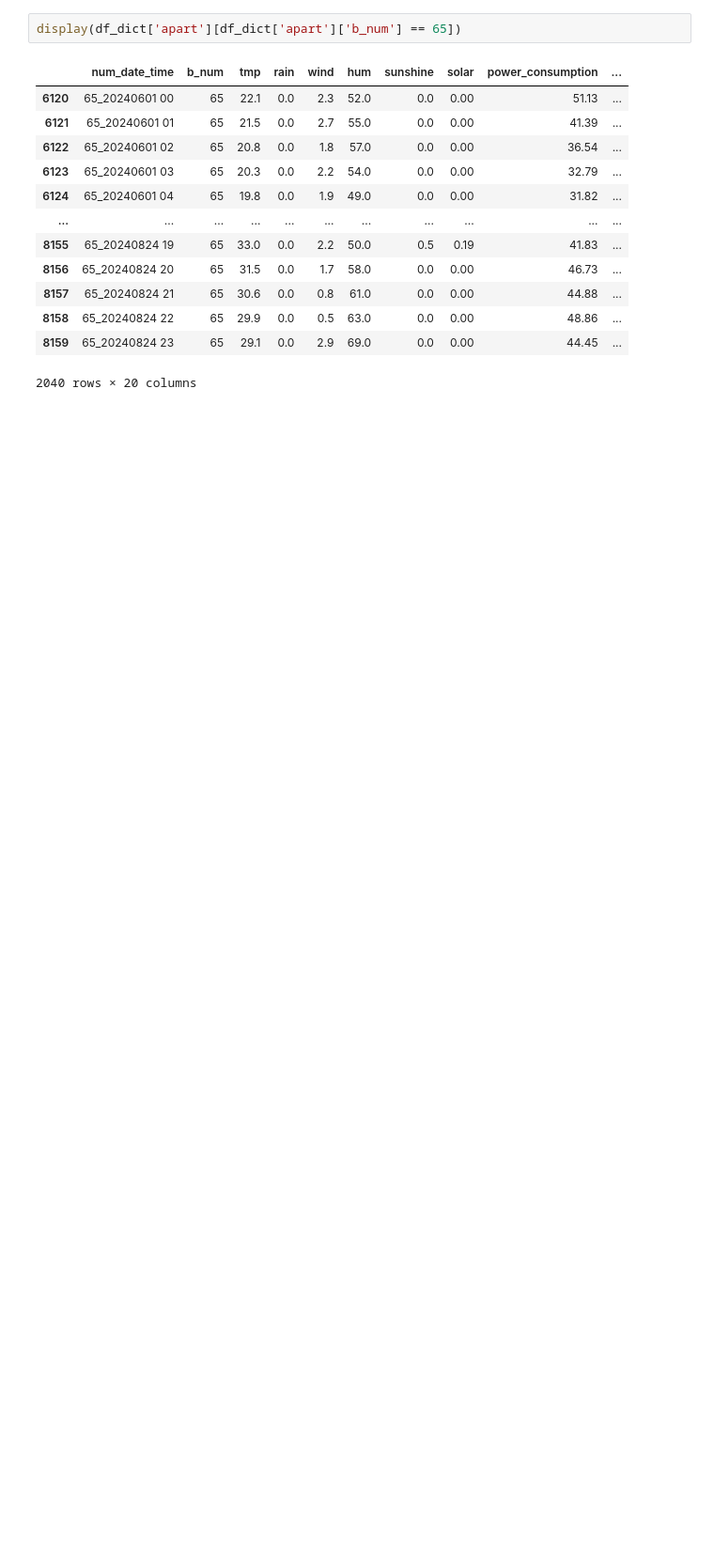
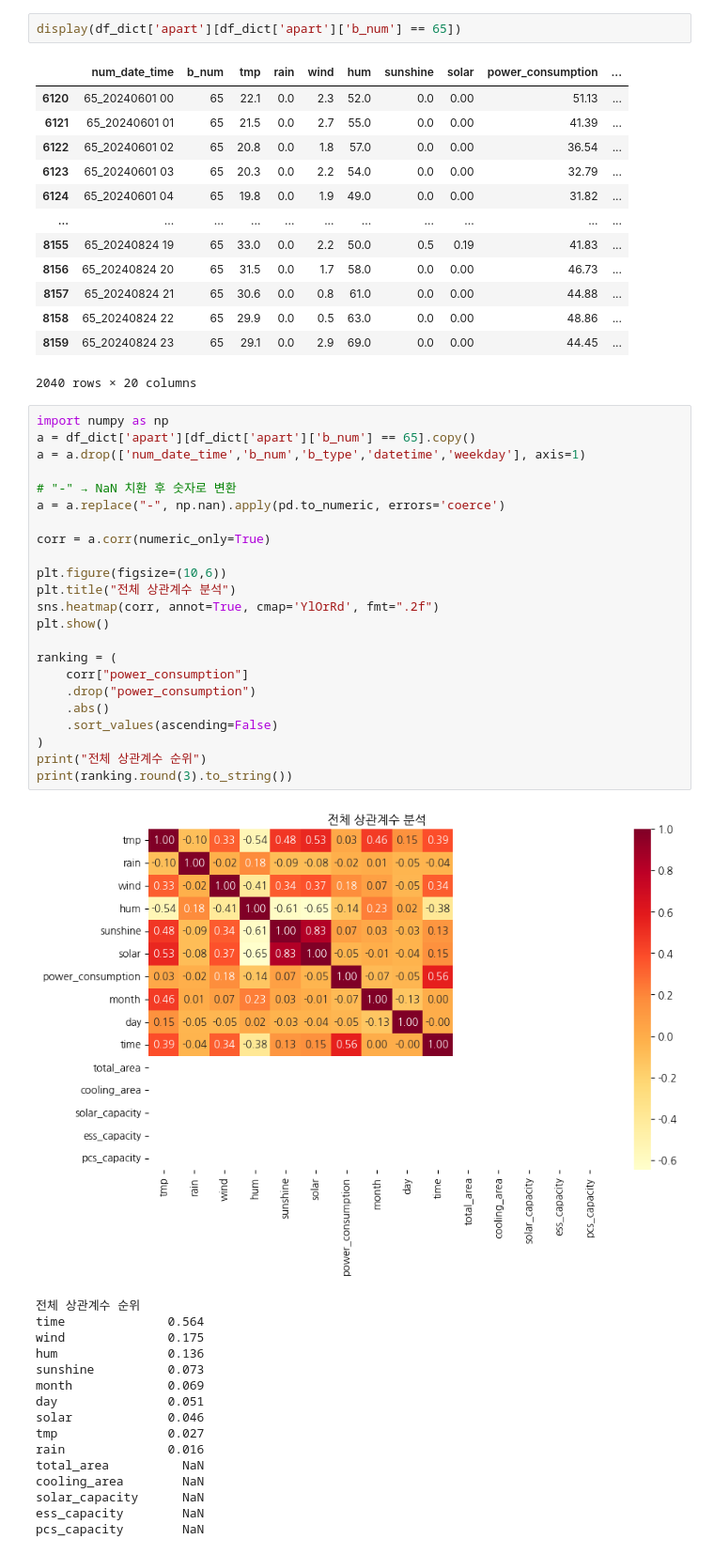
Before and after one commit to Jacod97/DACON_Project, a Jupyter notebook: Electricity_prediction/scripts/data_process.ipynb, the cells around one changed output. Shown at 94% size. Drawn from its saved outputs; the diff is of its cells as text; blank space fills up the shorter version.

```diff
--- a/Electricity_prediction/scripts/data_process.ipynb
+++ b/Electricity_prediction/scripts/data_process.ipynb
@@ -274,3 +274,43 @@ display(df_dict['apart'][df_dict['apart']['b_num'] == 65])
 | 8158 | 65_20240824 22 | 65 | 29.9 | 0.0 | 0.5 | 63.0 | 0.0 | 0.00 | 48.86 | ... |
 | 8159 | 65_20240824 23 | 65 | 29.1 | 0.0 | 2.9 | 69.0 | 0.0 | 0.00 | 44.45 | ... |
 2040 rows × 20 columns
+# %%
+import numpy as np
+a = df_dict['apart'][df_dict['apart']['b_num'] == 65].copy()
+a = a.drop(['num_date_time','b_num','b_type','datetime','weekday'], axis=1)
+
+# "-" → NaN 치환 후 숫자로 변환
+a = a.replace("-", np.nan).apply(pd.to_numeric, errors='coerce')
+
+corr = a.corr(numeric_only=True)
+
+plt.figure(figsize=(10,6))
+plt.title("전체 상관계수 분석")
+sns.heatmap(corr, annot=True, cmap='YlOrRd', fmt=".2f")
+plt.show()
+
+ranking = (
+    corr["power_consumption"]
+    .drop("power_consumption")
+    .abs()
+    .sort_values(ascending=False)
+)
+print("전체 상관계수 순위")
+print(ranking.round(3).to_string())
+# %% [output]
+[figure, added]
+전체 상관계수 순위
+time              0.564
+wind              0.175
+hum               0.136
+sunshine          0.073
+month             0.069
+day               0.051
+solar             0.046
+tmp               0.027
+rain              0.016
+total_area          NaN
+cooling_area        NaN
+solar_capacity      NaN
+ess_capacity        NaN
+pcs_capacity        NaN
```
Also changed, not shown: 9 other files.
